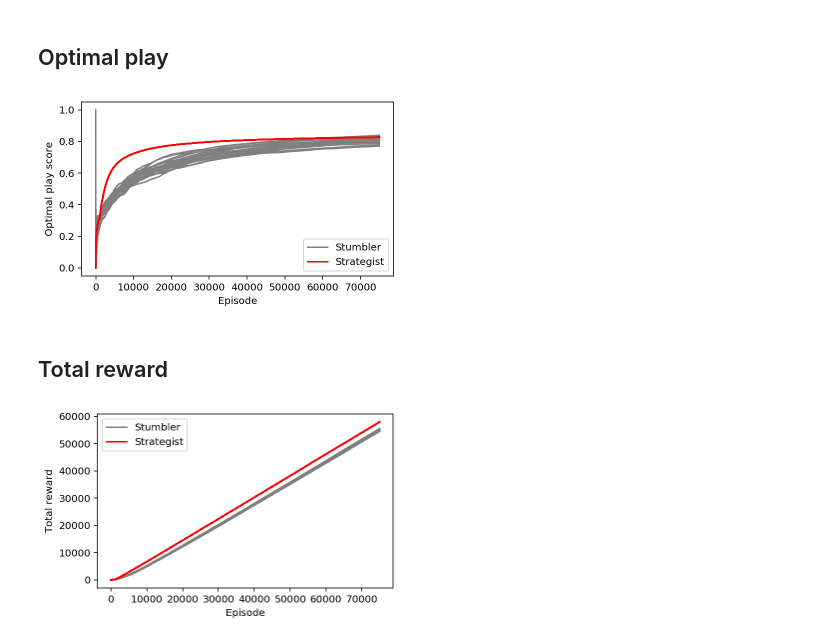
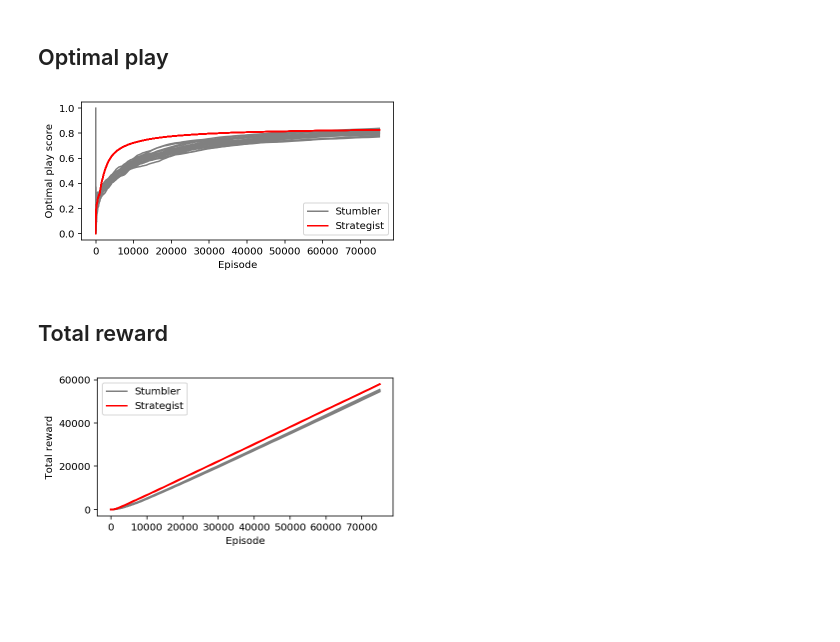
Before and after one commit to CoAxLab/azad, a Jupyter notebook: notebooks/wythoff_exp13_14.ipynb, the cells around one changed output. Saved outputs shown, nothing was run; the diff lists cells and outputs as text; code cells hidden in the pictures; blank space fills up the shorter version.

```diff
--- a/notebooks/wythoff_exp13_14.ipynb
+++ b/notebooks/wythoff_exp13_14.ipynb
@@ -55,38 +55,38 @@ dict_keys(['file', 'episode', 'loss', 'score', 'total_reward'])
 # %% [markdown]
 ## Optimal play
 # %%
-plt.figure(figsize=(5, 3))
+plt.figure(figsize=(5, 2.5))
 
 for n, mon in enumerate(exp_13):
     # Only want one legend entry
     lab = None
     if n == 0:
         lab = "Stumbler"
 
     # Plot
     _ = plt.plot(mon['episode'], mon['score'],
                     color='grey', alpha=1,  label=lab)
 
 for n, mon in enumerate(exp_14):
     # Only want one legend entry
     lab = None
     if n == 0:
         lab = "Strategist"
 
     # Plot
     _ = plt.plot(mon['episode'], mon['score'],
                     color='red', alpha=1, label=lab)
 
 _ = plt.tight_layout()
 _ = plt.legend()
 _ = plt.xlabel("Episode")
 _ = plt.ylabel("Optimal play score")
 # %% [output]
-[figure, old version]
+[figure, new version]
 # %% [markdown]
 ## Total reward
 # %%
-plt.figure(figsize=(5, 3))
+plt.figure(figsize=(5, 2.5))
 
 for n, mon in enumerate(exp_13):
     # Only want one legend entry
@@ -119,4 +119,4 @@ _ = plt.legend()
 _ = plt.xlabel("Episode")
 _ = plt.ylabel("Total reward")
 # %% [output]
-[figure, old version]
+[figure, new version]
```
